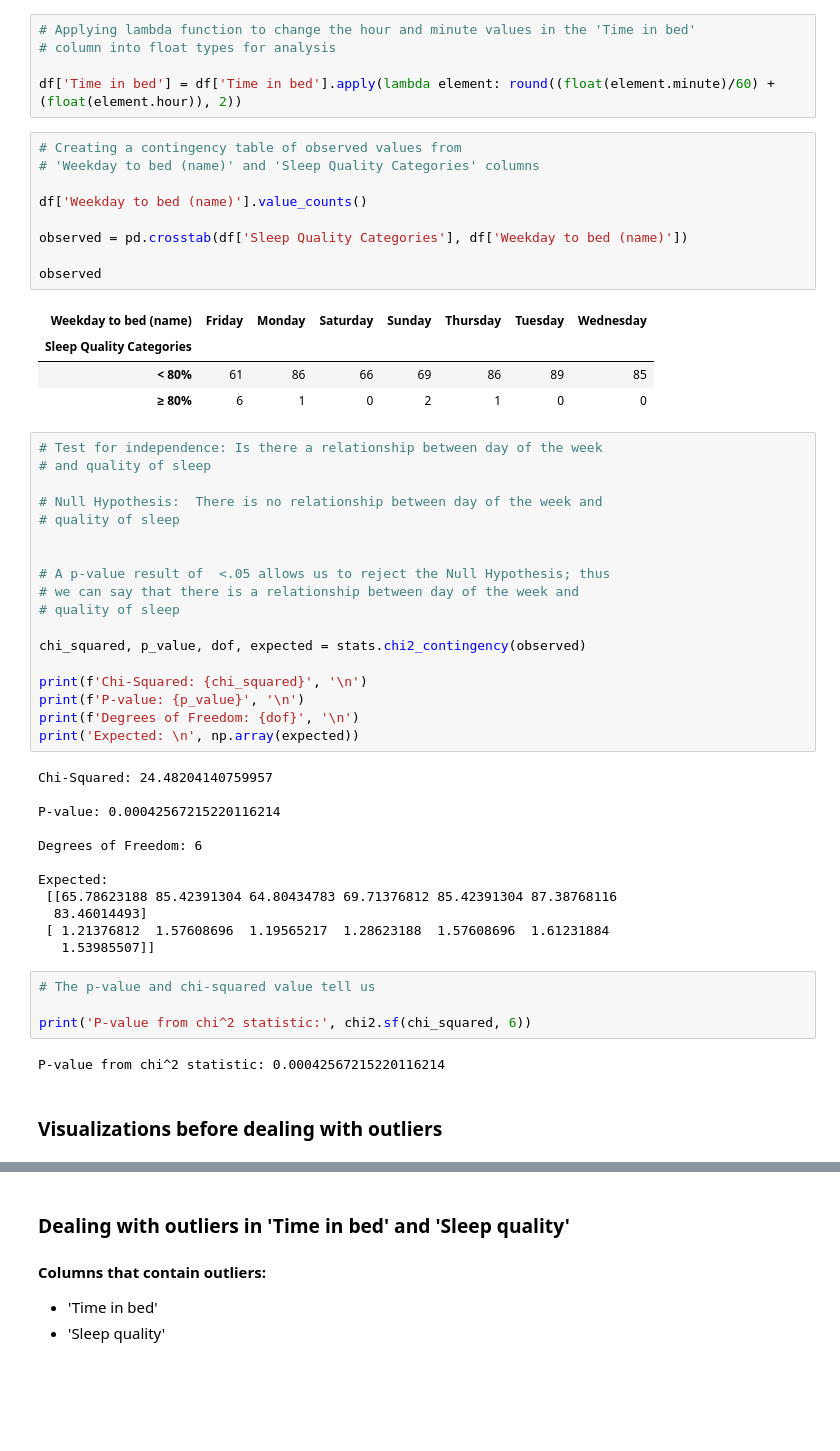
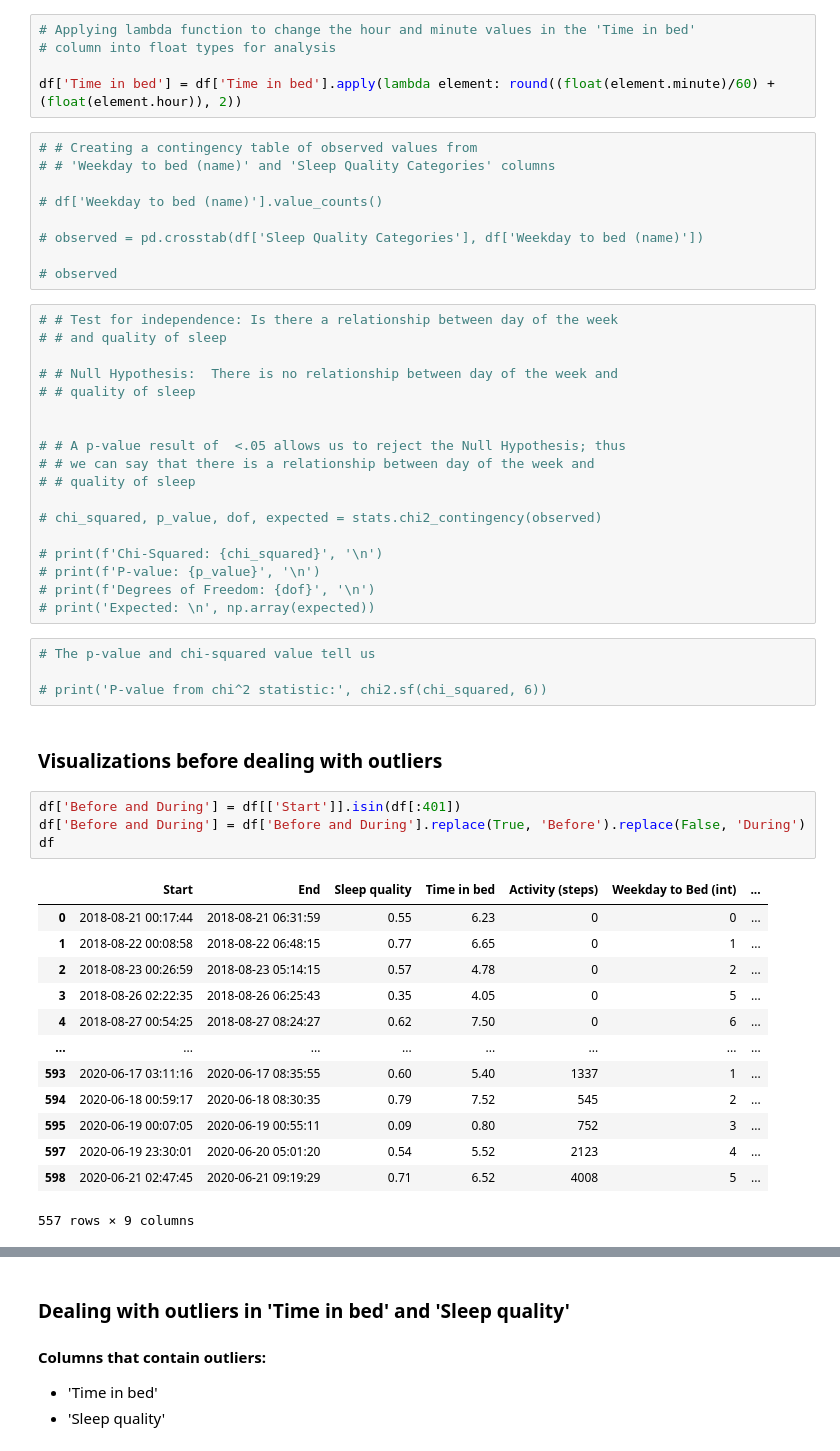
Before and after one commit to AVData/Data_Visualizations, a Jupyter notebook: Sleep_Data_notebook.ipynb, the cells around one changed output, grey strips where cells are left out. Saved outputs shown, nothing was run; the diff lists cells and outputs as text; blank space fills up the shorter version.

```diff
--- a/Sleep_Data_notebook.ipynb
+++ b/Sleep_Data_notebook.ipynb
@@ -441,57 +439,56 @@ datetime.date
 
 df['Time in bed'] = df['Time in bed'].apply(lambda element: round((float(element.minute)/60) + (float(element.hour)), 2))
 # %%
-# Creating a contingency table of observed values from
-# 'Weekday to bed (name)' and 'Sleep Quality Categories' columns
+# # Creating a contingency table of observed values from
+# # 'Weekday to bed (name)' and 'Sleep Quality Categories' columns
 
-df['Weekday to bed (name)'].value_counts()
+# df['Weekday to bed (name)'].value_counts()
 
-observed = pd.crosstab(df['Sleep Quality Categories'], df['Weekday to bed (name)'])
+# observed = pd.crosstab(df['Sleep Quality Categories'], df['Weekday to bed (name)'])
 
-observed
+# observed
-# %% [output]
-| Weekday to bed (name) | Friday | Monday | Saturday | Sunday | Thursday | Tuesday | Wednesday |
-| Sleep Quality Categories |  |  |  |  |  |  |  |
-| < 80% | 61 | 86 | 66 | 69 | 86 | 89 | 85 |
-| ≥ 80% | 6 | 1 | 0 | 2 | 1 | 0 | 0 |
 # %%
-# Test for independence: Is there a relationship between day of the week
-# and quality of sleep
+# # Test for independence: Is there a relationship between day of the week
+# # and quality of sleep
 
-# Null Hypothesis:  There is no relationship between day of the week and
-# quality of sleep
+# # Null Hypothesis:  There is no relationship between day of the week and
+# # quality of sleep
 
 
-# A p-value result of  <.05 allows us to reject the Null Hypothesis; thus
-# we can say that there is a relationship between day of the week and
-# quality of sleep
+# # A p-value result of  <.05 allows us to reject the Null Hypothesis; thus
+# # we can say that there is a relationship between day of the week and
+# # quality of sleep
 
-chi_squared, p_value, dof, expected = stats.chi2_contingency(observed)
+# chi_squared, p_value, dof, expected = stats.chi2_contingency(observed)
 
-print(f'Chi-Squared: {chi_squared}', '\n')
-print(f'P-value: {p_value}', '\n')
-print(f'Degrees of Freedom: {dof}', '\n')
-print('Expected: \n', np.array(expected))
+# print(f'Chi-Squared: {chi_squared}', '\n')
+# print(f'P-value: {p_value}', '\n')
+# print(f'Degrees of Freedom: {dof}', '\n')
+# print('Expected: \n', np.array(expected))
-# %% [output]
-Chi-Squared: 24.48204140759957
-
-P-value: 0.00042567215220116214
-
-Degrees of Freedom: 6
-
-Expected:
- [[65.78623188 85.42391304 64.80434783 69.71376812 85.42391304 87.38768116
-  83.46014493]
- [ 1.21376812  1.57608696  1.19565217  1.28623188  1.57608696  1.61231884
-   1.53985507]]
 # %%
 # The p-value and chi-squared value tell us
 
-print('P-value from chi^2 statistic:', chi2.sf(chi_squared, 6))
+# print('P-value from chi^2 statistic:', chi2.sf(chi_squared, 6))
-# %% [output]
-P-value from chi^2 statistic: 0.00042567215220116214
 # %% [markdown]
 ### Visualizations before dealing with outliers
+# %%
+df['Before and During'] = df[['Start']].isin(df[:401])
+df['Before and During'] = df['Before and During'].replace(True, 'Before').replace(False, 'During')
+df
+# %% [output]
+|  | Start | End | Sleep quality | Time in bed | Activity (steps) | Weekday to Bed (int) | ... |
+| 0 | 2018-08-21 00:17:44 | 2018-08-21 06:31:59 | 0.55 | 6.23 | 0 | 0 | ... |
+| 1 | 2018-08-22 00:08:58 | 2018-08-22 06:48:15 | 0.77 | 6.65 | 0 | 1 | ... |
+| 2 | 2018-08-23 00:26:59 | 2018-08-23 05:14:15 | 0.57 | 4.78 | 0 | 2 | ... |
+| 3 | 2018-08-26 02:22:35 | 2018-08-26 06:25:43 | 0.35 | 4.05 | 0 | 5 | ... |
+| 4 | 2018-08-27 00:54:25 | 2018-08-27 08:24:27 | 0.62 | 7.50 | 0 | 6 | ... |
+| ... | ... | ... | ... | ... | ... | ... | ... |
+| 593 | 2020-06-17 03:11:16 | 2020-06-17 08:35:55 | 0.60 | 5.40 | 1337 | 1 | ... |
+| 594 | 2020-06-18 00:59:17 | 2020-06-18 08:30:35 | 0.79 | 7.52 | 545 | 2 | ... |
+| 595 | 2020-06-19 00:07:05 | 2020-06-19 00:55:11 | 0.09 | 0.80 | 752 | 3 | ... |
+| 597 | 2020-06-19 23:30:01 | 2020-06-20 05:01:20 | 0.54 | 5.52 | 2123 | 4 | ... |
+| 598 | 2020-06-21 02:47:45 | 2020-06-21 09:19:29 | 0.71 | 6.52 | 4008 | 5 | ... |
+557 rows × 9 columns
 # %%
 # Subplots
 
```
Also changed, not shown: parts of 8 cells of this notebook, 1 other file.
